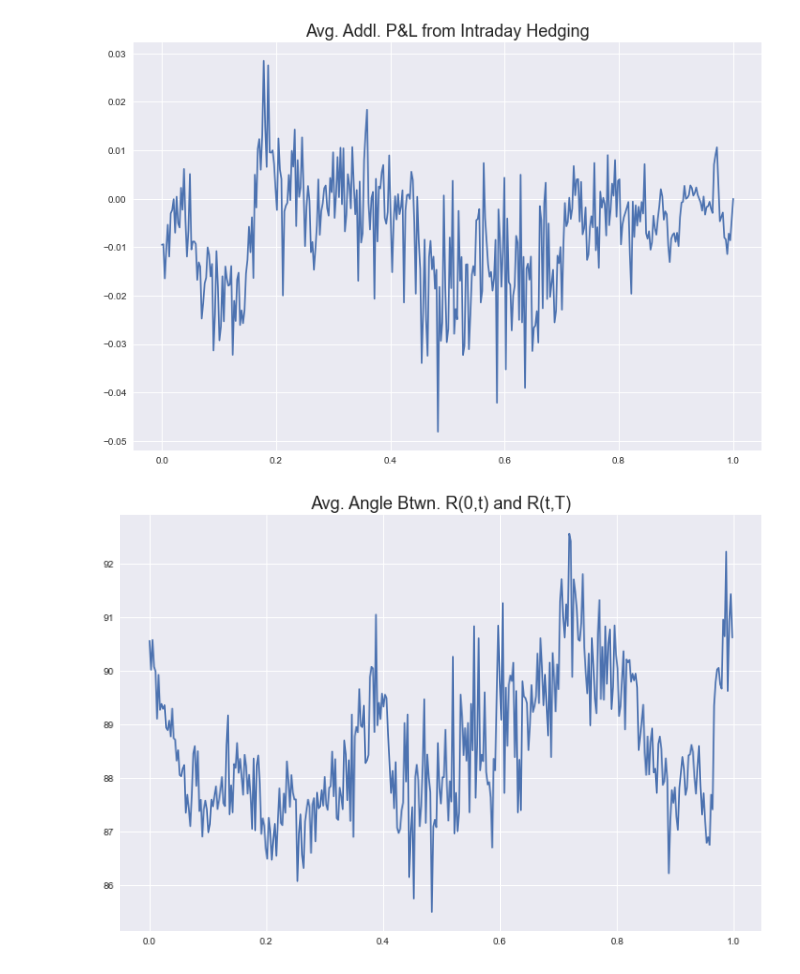
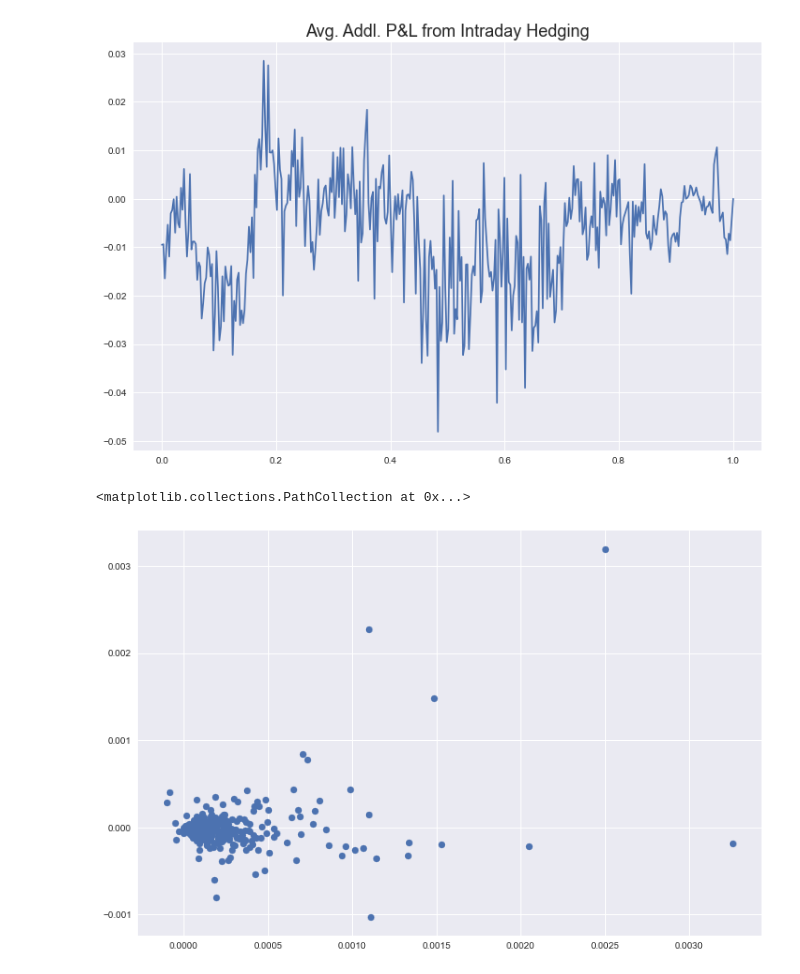
Before and after one commit to idrach55/Trading, a Jupyter notebook: intraday-disp.ipynb, the cells around one changed output. Saved outputs shown, nothing was run; the diff lists cells and outputs as text; code cells hidden in the pictures.

```diff
--- a/intraday-disp.ipynb
+++ b/intraday-disp.ipynb
@@ -163,8 +163,8 @@ plot(pnls.mean(axis=1)/disps.mean(axis=1).iloc[-1])
 title('Avg. Addl. P&L from Intraday Hedging', fontsize=18);
 # %% [output]
 [figure]
-# %%
-plot(thetas.mean(axis=1)*180/pi)
-title('Avg. Angle Btwn. R(0,t) and R(t,T)', fontsize=18);
-# %% [output]
-[figure, removed]
+# %%
+scatter(disps.iloc[len(disps) // 5].dropna(), pnls.iloc[len(disps) // 5].dropna())
+# %% [output]
+<matplotlib.collections.PathCollection at 0x...>
+[figure, added]
```
Also changed, not shown: 4 other files.
